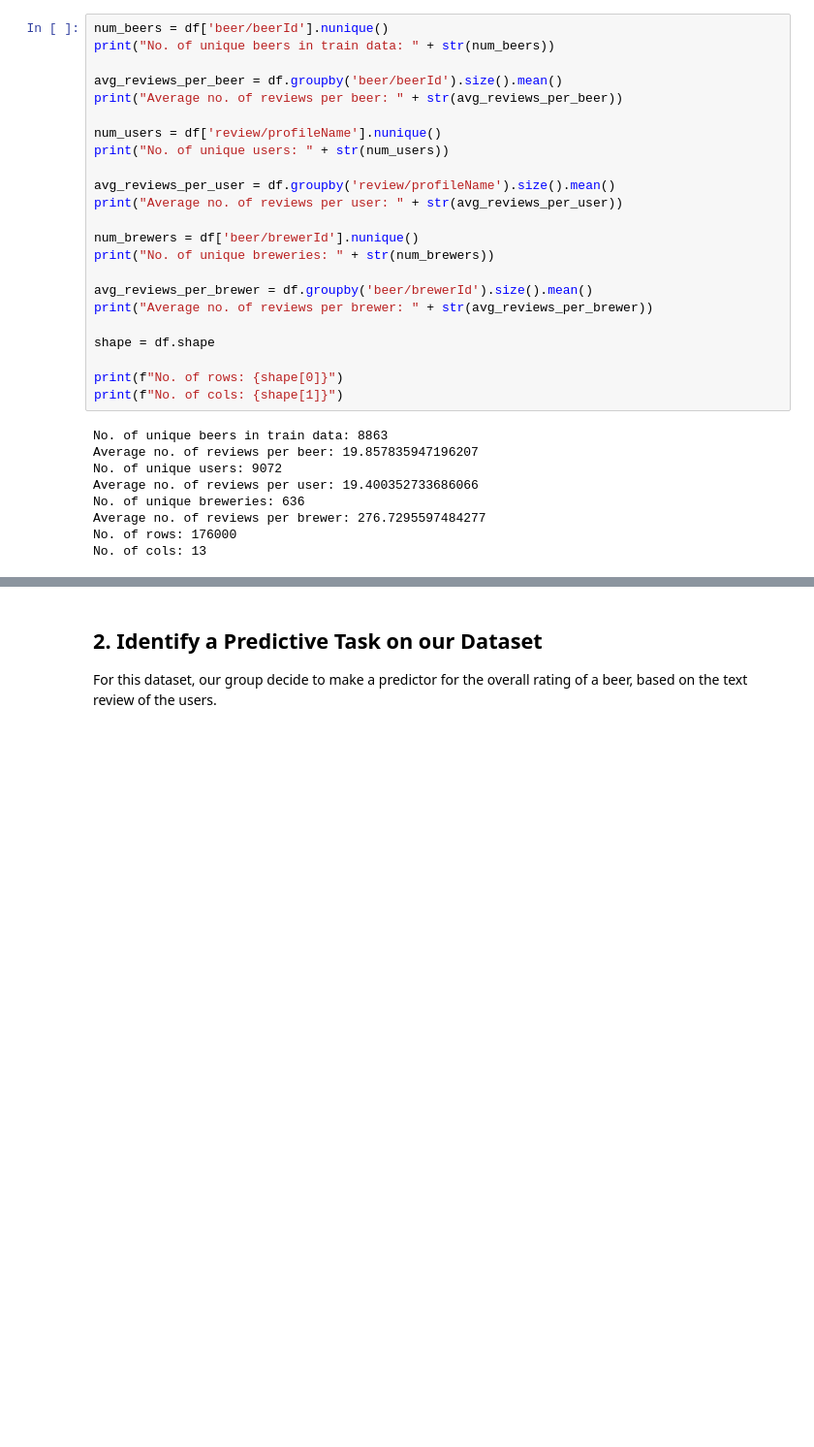
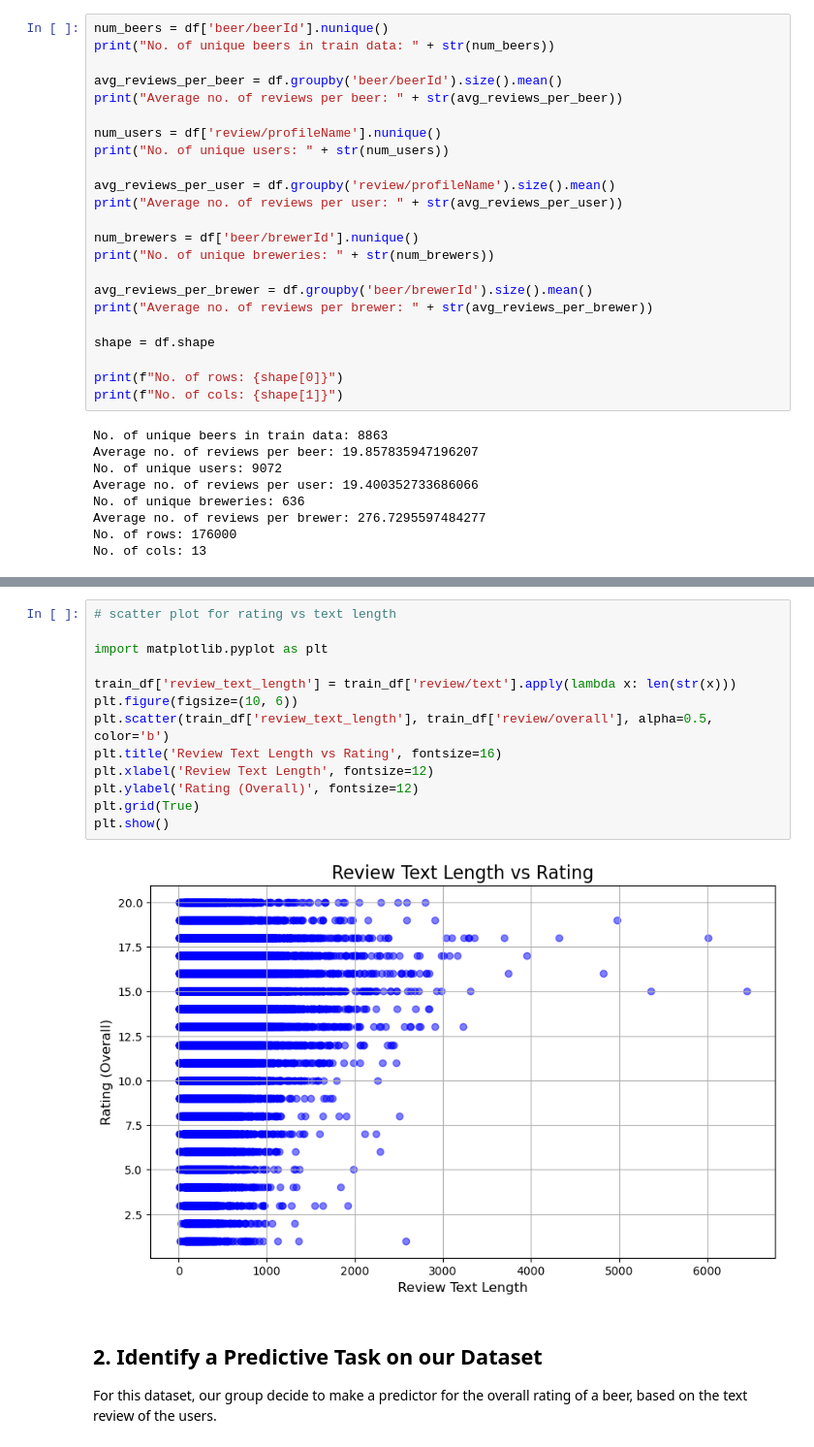
Before and after one commit to aaravtiku/Assignment2_CSE158, a Jupyter notebook: Assignment2.ipynb, the cells around one changed output, grey strips where cells are left out. Shown at 97% size. Saved outputs shown, nothing was run; the diff lists cells and outputs as text; blank space fills up the shorter version.

```diff
--- a/Assignment2.ipynb
+++ b/Assignment2.ipynb
@@ -212,3 +378,18 @@ No. of cols: 13
+# %%
+# scatter plot for rating vs text length
+
+import matplotlib.pyplot as plt
+
+train_df['review_text_length'] = train_df['review/text'].apply(lambda x: len(str(x)))
+plt.figure(figsize=(10, 6))
+plt.scatter(train_df['review_text_length'], train_df['review/overall'], alpha=0.5, color='b')
+plt.title('Review Text Length vs Rating', fontsize=16)
+plt.xlabel('Review Text Length', fontsize=12)
+plt.ylabel('Rating (Overall)', fontsize=12)
+plt.grid(True)
+plt.show()
+# %% [output]
+[figure, added]
 # %% [markdown]
 ## 2. Identify a Predictive Task on our Dataset
 
```
Also changed, not shown: parts of 9 cells of this notebook, 1 other file.
